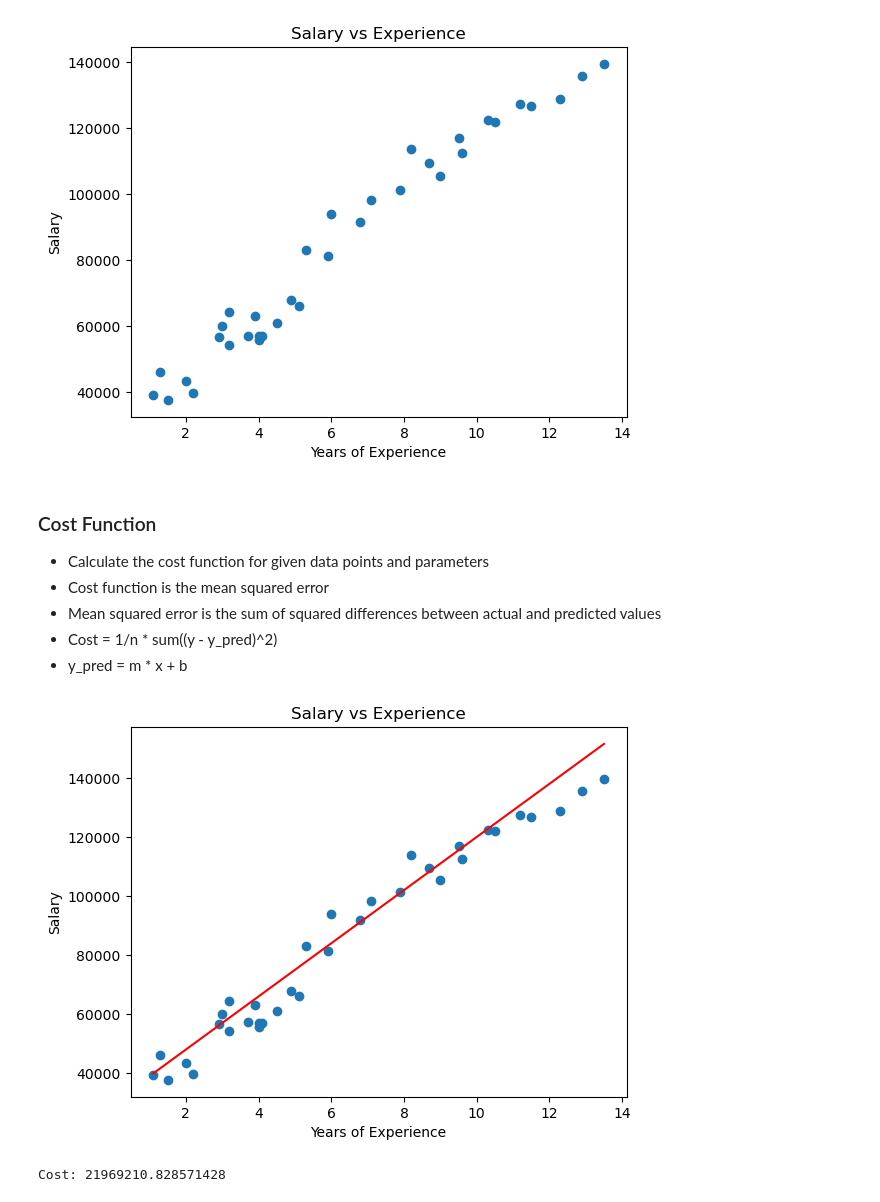
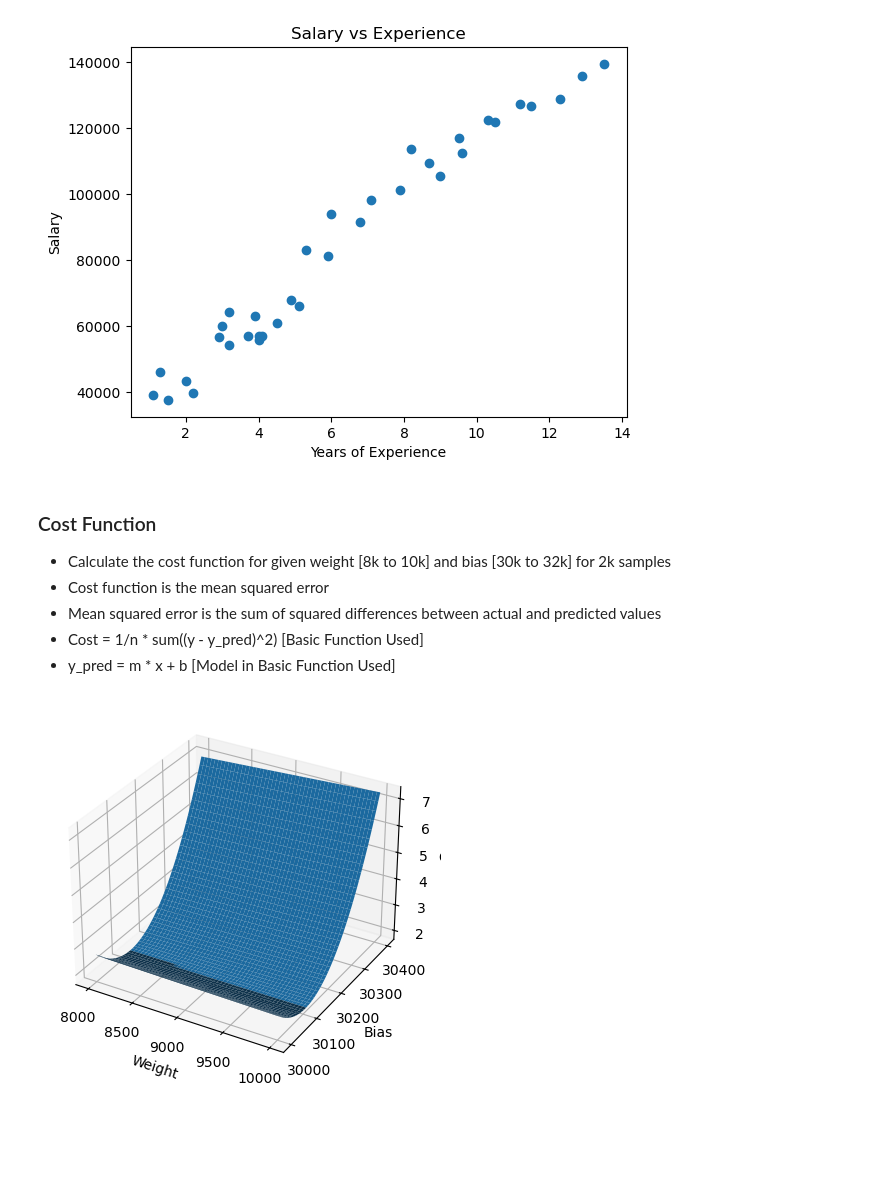
Before and after one commit to shahzadgamedev/MachineLearning, a Jupyter notebook: SupervisedLearning/SalaryExample.ipynb, the cells around one changed output. Cells and saved outputs as stored; diff of their text form; code cells hidden in the pictures; blank space fills up the shorter version.

```diff
--- a/SupervisedLearning/SalaryExample.ipynb
+++ b/SupervisedLearning/SalaryExample.ipynb
@@ -33,31 +33,42 @@ plt.show()
 [figure]
 # %% [markdown]
 ### Cost Function
-- Calculate the cost function for given data points and parameters
+- Calculate the cost function for given weight [8k to 10k] and bias [30k to 32k] for 2k samples
 - Cost function is the mean squared error
 - Mean squared error is the sum of squared differences between actual and predicted values
-- Cost = 1/n * sum((y - y_pred)^2)
-- y_pred = m * x + b
+- Cost = 1/n * sum((y - y_pred)^2) [Basic Function Used]
+- y_pred = m * x + b [Model in Basic Function Used]
-# %%
-import SupervisedLearning.Regression.BasicFunctions as basicFunctions
-
-weight = 9000
-bias = 30000
-n = len(x)
-y_pred = np.zeros(n)
-for i in range(n):
-    y_pred[i] = basicFunctions.model(x[i], weight, bias)
-
-cost = basicFunctions.squared_error_cost(y, y_pred)
-
-#plotting the line of prediction vs actual data
-plt.scatter(x, y)
-plt.plot(x, y_pred, color='red')
-plt.title('Salary vs Experience')
-plt.xlabel('Years of Experience')
-plt.ylabel('Salary')
-plt.show()
-print('Cost:', cost)
-# %% [output]
-[figure, removed]
-Cost: 21969210.828571428
+# %%
+import SupervisedLearning.Regression.BasicFunctions as basicFunctions
+samples = 500
+weights = np.linspace(8000, 10000, samples)
+biases = np.linspace(30000, 30400, samples)
+cost = np.zeros((samples, samples))
+
+# Calculate cost for each weight and bias
+for i in range(samples):
+    for j in range(samples):
+        y_pred = np.zeros(len(x))
+        for k in range(len(x)):
+            y_pred[k] = basicFunctions.model(x[k], weights[i], biases[j])
+        cost[i, j] = basicFunctions.squared_error_cost(y, y_pred)
+
+# plot cost function for different weight and bias
+# plt.contourf(weights, biases, cost, 20, alpha=0.8)
+# plt.colorbar()
+# plt.title('Cost Function')
+# plt.xlabel('Weight')
+# plt.ylabel('Bias')
+# plt.show()
+# plot 3D cost function
+from mpl_toolkits.mplot3d import Axes3D
+fig = plt.figure()
+ax = fig.add_subplot(111, projection='3d')
+X, Y = np.meshgrid(weights, biases)
+ax.plot_surface(X, Y, cost)
+ax.set_xlabel('Weight')
+ax.set_ylabel("Bias")
+ax.set_zlabel("Cost")
+plt.show()
+# %% [output]
+[figure, added]
```
